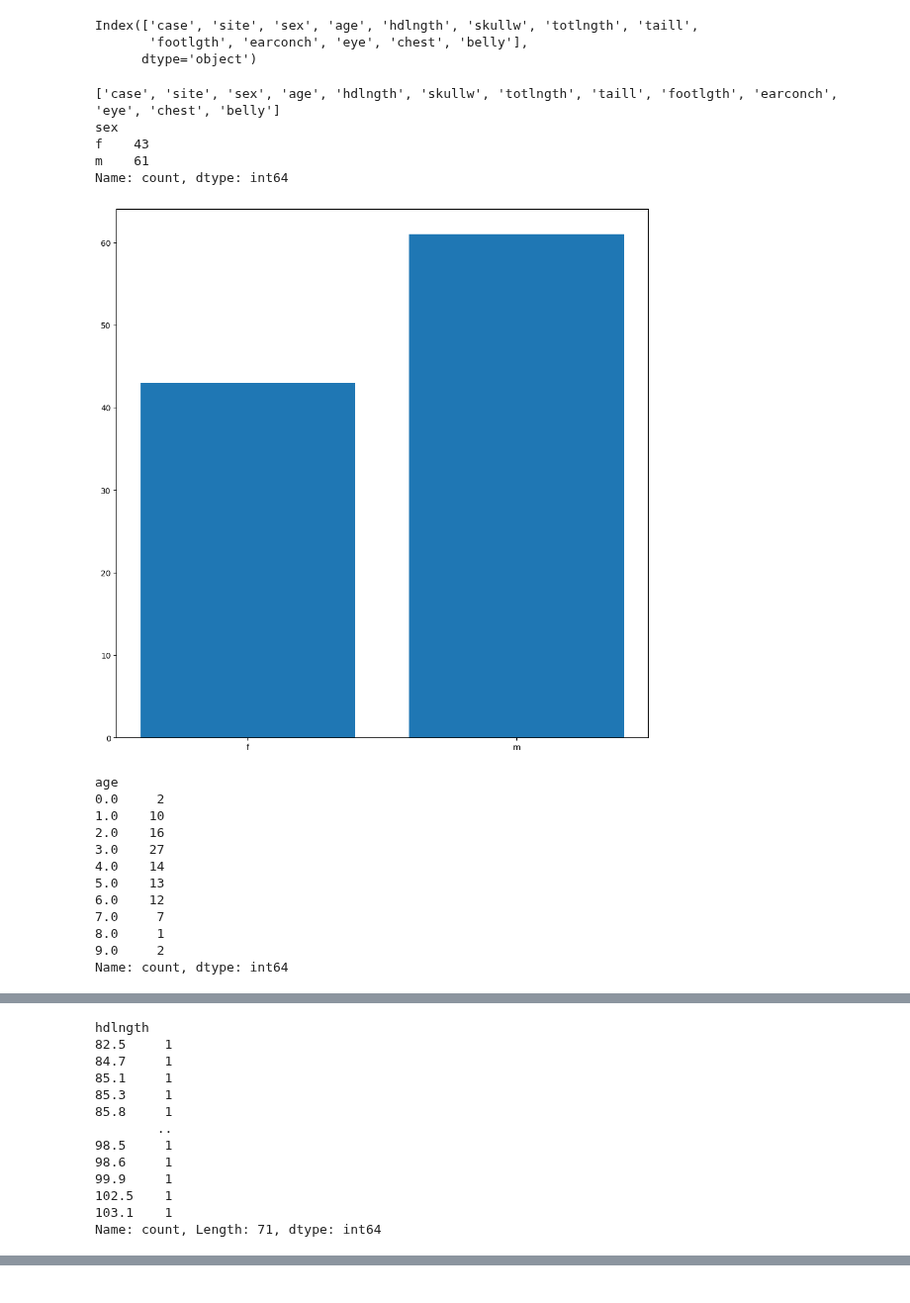
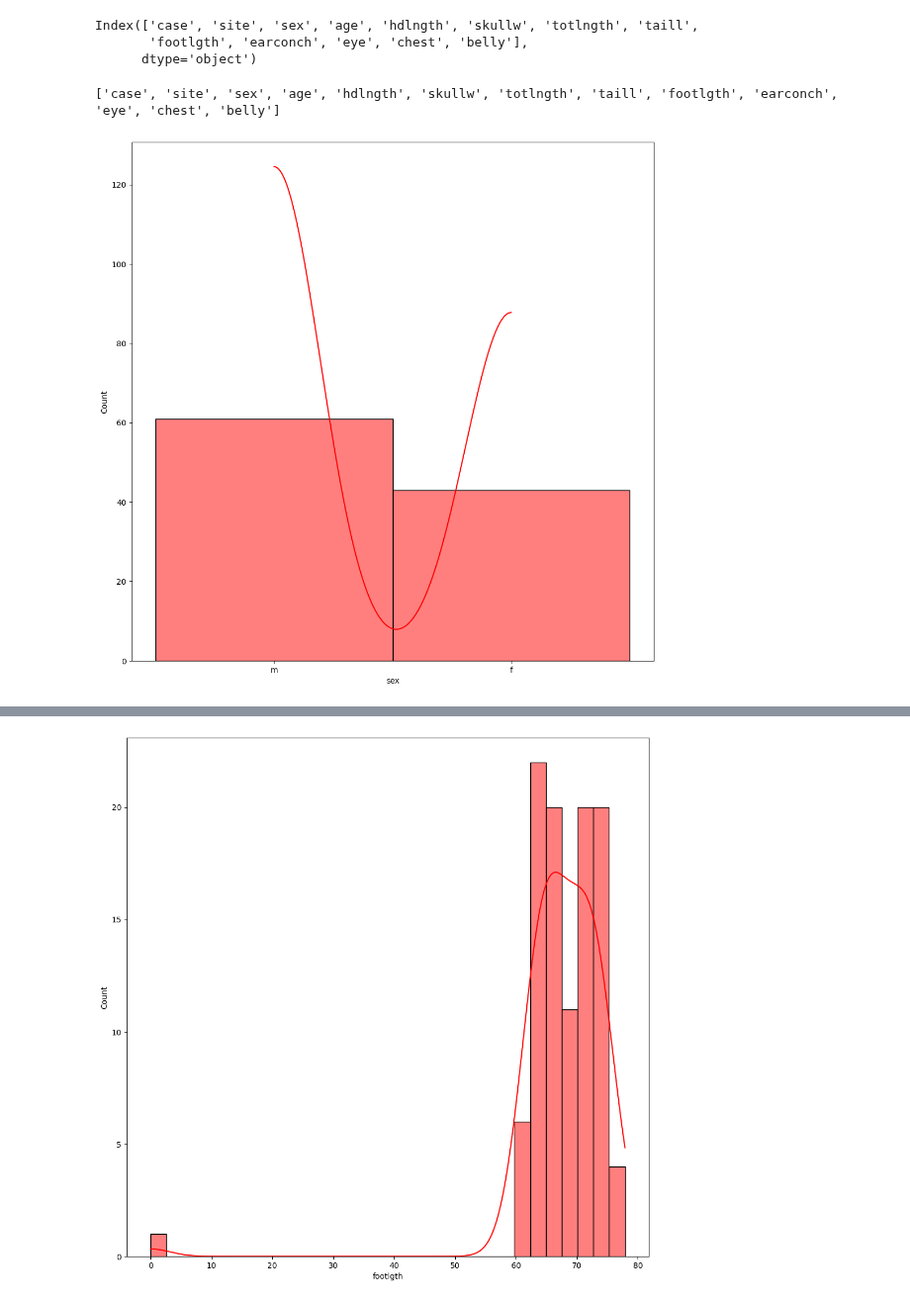
Before and after one commit to bissakaAI/DataAndData_analysis, a Jupyter notebook: Task_folder/pandas/Hamid_jimoh_task18/possumdata.ipynb, the cells around one changed output, grey strips where cells are left out. Shown at 99% size. Drawn from its saved outputs; the diff is of its cells as text; code cells hidden in the pictures.

```diff
--- a/Task_folder/pandas/Hamid_jimoh_task18/possumdata.ipynb
+++ b/Task_folder/pandas/Hamid_jimoh_task18/possumdata.ipynb
@@ -767,28 +767,10 @@ Index(['case', 'site', 'sex', 'age', 'hdlngth', 'skullw', 'totlngth', 'taill',
 # %%
 datalist=list(data.columns)
 print(datalist)
 for i in list(datalist[2:]):
-    newdata=data.groupby(i)[i].value_counts()
-    print(newdata)
     plt.figure(figsize=(12,12))
-    plt.bar(newdata.index,newdata.values)
+    sns.histplot(data[i],bins=30,kde=True,color='red')
     plt.show()
 # %% [output]
 ['case', 'site', 'sex', 'age', 'hdlngth', 'skullw', 'totlngth', 'taill', 'footlgth', 'earconch', 'eye', 'chest', 'belly']
-sex
-f    43
-m    61
-Name: count, dtype: int64
-[figure, old version]
+[figure, new version]
-age
-0.0     2
-1.0    10
-2.0    16
-3.0    27
-4.0    14
-5.0    13
-6.0    12
-7.0     7
-8.0     1
-9.0     2
-Name: count, dtype: int64
@@ -796,13 +777,0 @@ Name: count, dtype: int64
-hdlngth
-82.5     1
-84.7     1
-85.1     1
-85.3     1
-85.8     1
-        ..
-98.5     1
-98.6     1
-99.9     1
-102.5    1
-103.1    1
-Name: count, Length: 71, dtype: int64
@@ -860,0 +782 @@ Name: count, dtype: int64
+[figure, added]
```
Also changed, not shown: parts of 5 cells of this notebook.
